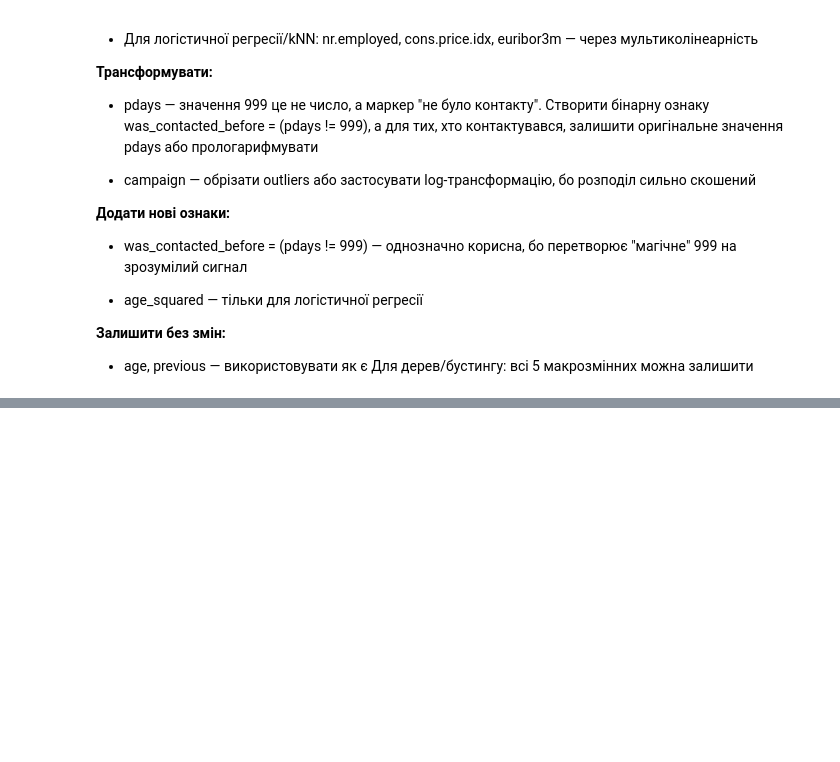
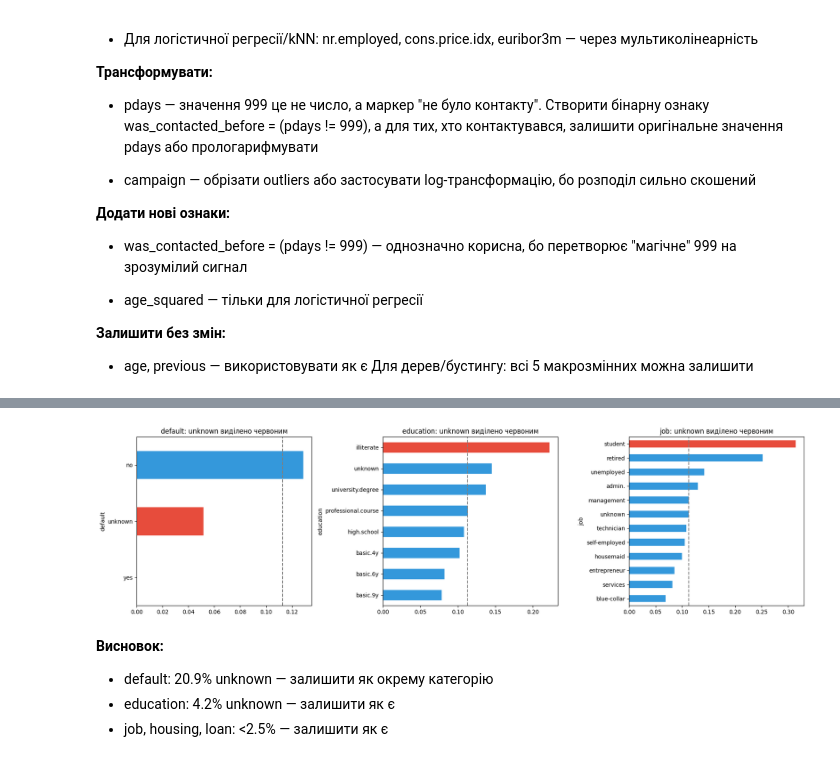
Before and after one commit to o-semenkova/ml_home_tasks, a Jupyter notebook: Mid_term_Project.ipynb, the cells around one changed output, grey strips where cells are left out. Cells and saved outputs as stored; diff of their text form; code cells hidden in the pictures; blank space fills up the shorter version.

```diff
--- a/Mid_term_Project.ipynb
+++ b/Mid_term_Project.ipynb
@@ -467,0 +680,25 @@ plt.show()
+# %%
+# ============================================
+# Аналіз unknown значень
+# ============================================
+fig, axes = plt.subplots(1, 3, figsize=(18, 5))
+unknown_cols = ['default', 'education', 'job']
+
+for i, col in enumerate(unknown_cols):
+    stats = raw_dataset.groupby(col)['y_num'].mean()
+    is_unknown = [c == 'unknown' for c in stats.index]
+    colors = ['#e74c3c' if u else '#3498db' for u in is_unknown]
+    stats.sort_values().plot(kind='barh', ax=axes[i], color=colors)
+    axes[i].set_title(f'{col}: unknown виділено червоним', fontsize=12)
+    axes[i].axvline(x=avg_rate, color='gray', linestyle='--')
+
+plt.tight_layout()
+plt.show()
+# %% [output]
+[figure, added]
+# %% [markdown]
+ **Висновок:**
+
+ - default: 20.9% unknown — залишити як окрему категорію
+ - education: 4.2% unknown — залишити як є
+ - job, housing, loan: <2.5% — залишити як є
```
Also changed, not shown: parts of 17 cells of this notebook.
